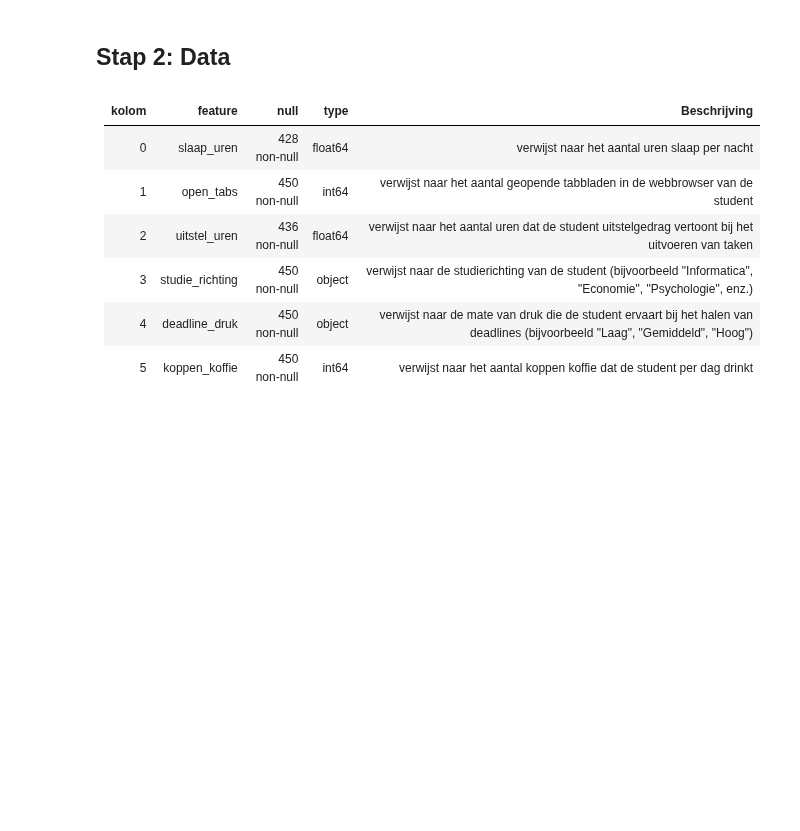
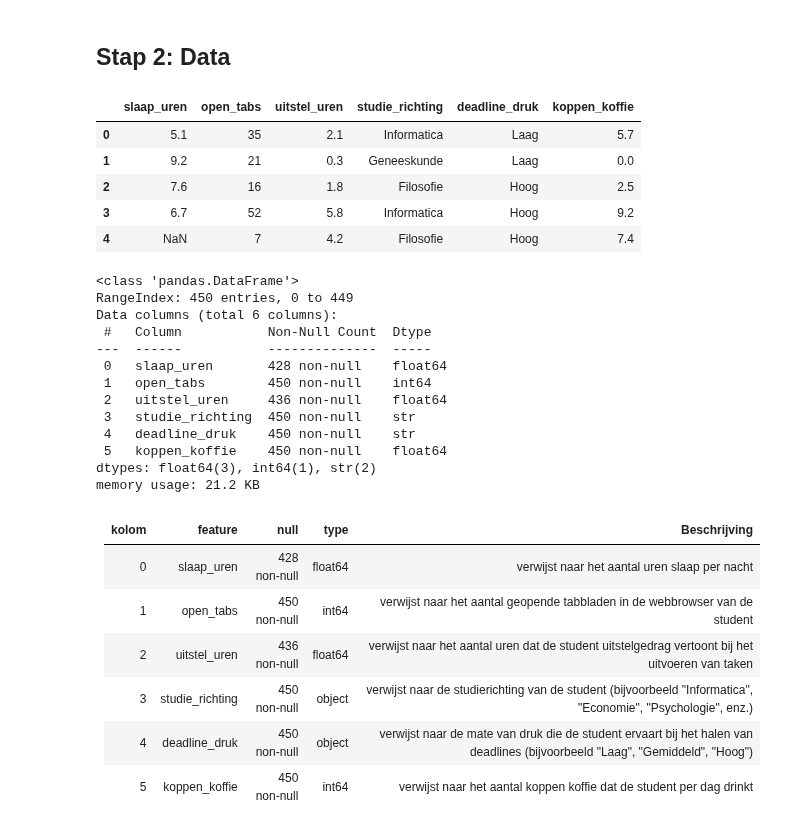
Before and after one commit to ChaybonV/Machine-learning---Forecasting, a Jupyter notebook: Les 3/Les 3 - Oefening.ipynb, the cells around one changed output. Cells and saved outputs as stored; diff of their text form; code cells hidden in the pictures; blank space fills up the shorter version.

```diff
--- a/Les 3/Les 3 - Oefening.ipynb
+++ b/Les 3/Les 3 - Oefening.ipynb
@@ -27,7 +27,29 @@ import os
 # %% [markdown]
 ## Stap 2: Data
 # %%
-df_koffie_consumptie = ...
+df_koffie_consumptie = pd.read_csv('student_koffie_consumptie.csv')
+display(df_koffie_consumptie.head())
+df_koffie_consumptie.info()
+# %% [output]
+|  | slaap_uren | open_tabs | uitstel_uren | studie_richting | deadline_druk | koppen_koffie |
+| 0 | 5.1 | 35 | 2.1 | Informatica | Laag | 5.7 |
+| 1 | 9.2 | 21 | 0.3 | Geneeskunde | Laag | 0.0 |
+| 2 | 7.6 | 16 | 1.8 | Filosofie | Hoog | 2.5 |
+| 3 | 6.7 | 52 | 5.8 | Informatica | Hoog | 9.2 |
+| 4 | NaN | 7 | 4.2 | Filosofie | Hoog | 7.4 |
+<class 'pandas.DataFrame'>
+RangeIndex: 450 entries, 0 to 449
+Data columns (total 6 columns):
+ #   Column           Non-Null Count  Dtype
+---  ------           --------------  -----
+ 0   slaap_uren       428 non-null    float64
+ 1   open_tabs        450 non-null    int64
+ 2   uitstel_uren     436 non-null    float64
+ 3   studie_richting  450 non-null    str
+ 4   deadline_druk    450 non-null    str
+ 5   koppen_koffie    450 non-null    float64
+dtypes: float64(3), int64(1), str(2)
+memory usage: 21.2 KB
 # %% [markdown]
 |kolom|feature|null|type|Beschrijving|
 |:---|:---|:---|:---|:---|
```
Also changed, not shown: parts of 9 cells of this notebook, 2 other files.
